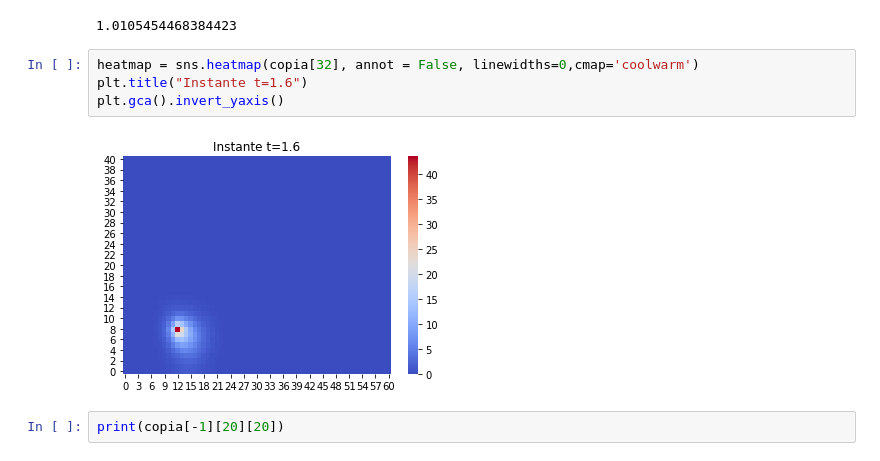
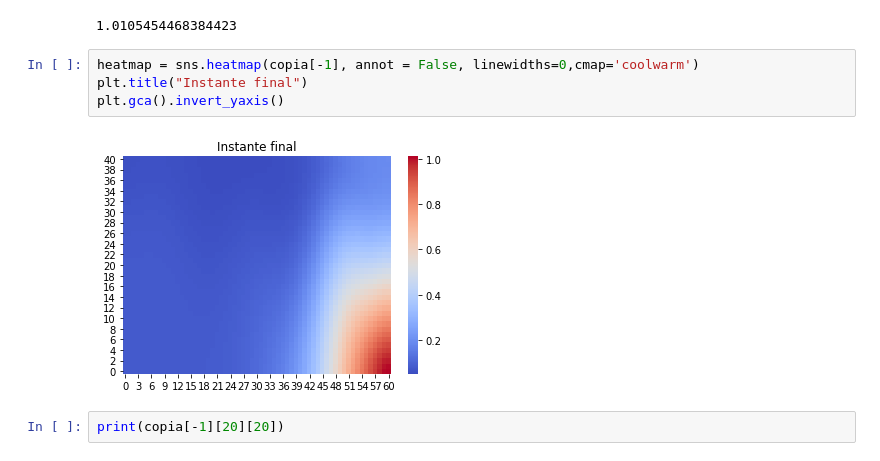
Before and after one commit to evandrofr/Ex-TermoSolidos, a Jupyter notebook: APS4.ipynb, the cells around one changed output. Drawn from its saved outputs; the diff is of its cells as text.

```diff
--- a/APS4.ipynb
+++ b/APS4.ipynb
@@ -97,11 +97,11 @@ copia[-1][0][60]
 # %% [output]
 1.0105454468384423
 # %%
-heatmap = sns.heatmap(copia[32], annot = False, linewidths=0,cmap='coolwarm')
-plt.title("Instante t=1.6")
+heatmap = sns.heatmap(copia[-1], annot = False, linewidths=0,cmap='coolwarm')
+plt.title("Instante final")
 plt.gca().invert_yaxis()
 # %% [output]
-[figure, old version]
+[figure, new version]
 # %%
 print(copia[-1][20][20])
 # %% [output]
```
Also changed, not shown: parts of 2 cells of this notebook, 1 other file.
